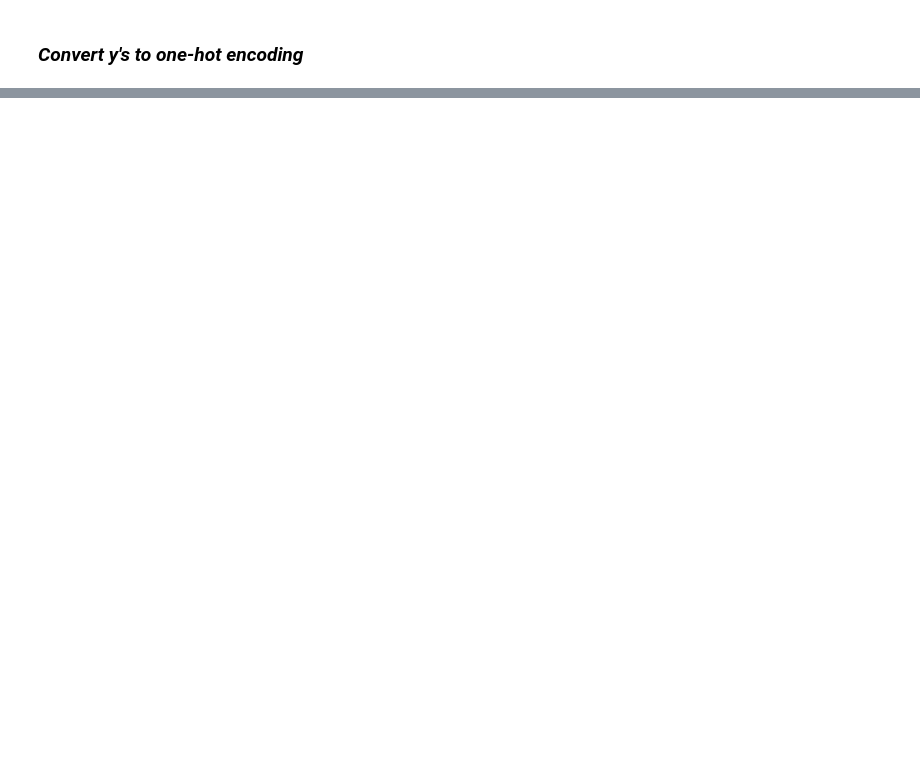
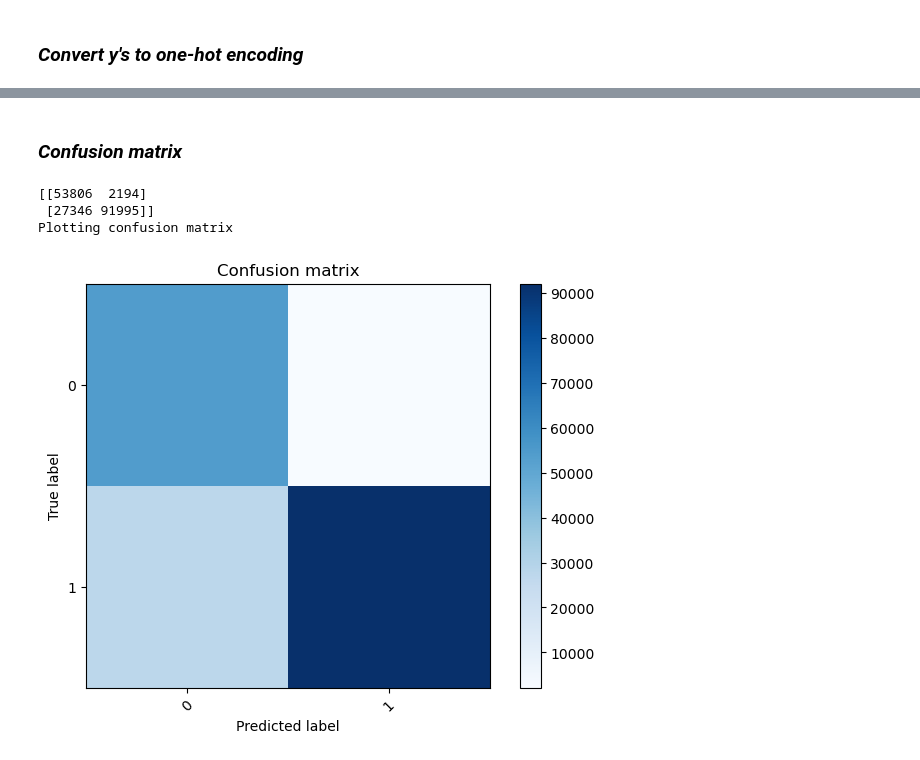
Before and after one commit to cdub-616/cyber_defense_attacks, a Jupyter notebook: models/convolutional_neural_network.ipynb, the cells around one changed output, grey strips where cells are left out. Cells and saved outputs as stored; diff of their text form; code cells hidden in the pictures; blank space fills up the shorter version.

```diff
--- a/models/convolutional_neural_network.ipynb
+++ b/models/convolutional_neural_network.ipynb
@@ -181,2 +228,5 @@ x_test = x_test.reshape((x_test_rows, 1, x_cols, 1))
 # %% [markdown]
 ### *Convert y's to one-hot encoding*
+# %%
+y_train_one_hot = tf.keras.utils.to_categorical(y_train, 2)
+y_test_one_hot = tf.keras.utils.to_categorical(y_test, 2)
@@ -182,0 +482,18 @@ x_test = x_test.reshape((x_test_rows, 1, x_cols, 1))
+# %%
+checkpointer = ModelCheckpoint(filepath="best_weights_cnn.hdf5", verbose=0, save_best_only=True) # save best model
+
+for i in range(5):
+    print(i)
+
+    model = Sequential()
+    model.add(tf.keras.layers.Conv2D(64, kernel_size=(3, 3), strides=(1, 1), activation='tanh', input_shape=(1, x_cols, 1), padding='same'))
+    model.add(tf.keras.layers.MaxPooling2D(pool_size=(1, 1)))
+    model.add(tf.keras.layers.Conv2D(128, kernel_size=(3, 3), strides=(1, 1), activation='tanh', padding='same'))
+    model.add(tf.keras.layers.MaxPooling2D(pool_size=(1, 1)))
+    model.add(tf.keras.layers.Flatten())
+    model.add(tf.keras.layers.Dense(1024, activation='tanh'))
+    model.add(Dropout(0.5))
+    model.add(tf.keras.layers.Dense(2, activation='sigmoid'))
+    model.compile(loss='binary_crossentropy', optimizer='sgd', metrics=['accuracy'])
+    monitor = EarlyStopping(monitor='val_loss', min_delta=1e-3, patience=2, verbose=2, mode='auto')
+    model.fit(x_train, y_train_one_hot, validation_data=(x_test, y_test_one_hot),callbacks=[monitor, checkpointer], verbose=2, epochs=100)
@@ -182,0 +520,2 @@ x_test = x_test.reshape((x_test_rows, 1, x_cols, 1))
+# %%
+model.load_weights('best_weights_cnn.hdf5')
@@ -182,0 +568,5 @@ x_test = x_test.reshape((x_test_rows, 1, x_cols, 1))
+# %%
+prediction = model.predict(x_test)
+threshold = 0.5
+binary_prediction = np.where(prediction >= threshold, 1, 0)
+recall = mt.recall_score(y_test_one_hot, binary_prediction, average='weighted')
@@ -182,0 +601,20 @@ x_test = x_test.reshape((x_test_rows, 1, x_cols, 1))
+# %% [markdown]
+### *Confusion matrix*
+# %%
+diagnosis = encode_text_index(training_df, 'label')
+
+y_test_labels = np.argmax(y_test_one_hot, axis=1)
+binary_prediction_labels = np.argmax(binary_prediction, axis=1)
+cm = confusion_matrix(y_test_labels, binary_prediction_labels)
+print(cm)
+
+print('Plotting confusion matrix')
+
+plt.figure()
+plot_confusion_matrix(cm, diagnosis)
+plt.show()
+# %% [output]
+[[53806  2194]
+ [27346 91995]]
+Plotting confusion matrix
+[figure, added]
```
Also changed, not shown: parts of 37 cells of this notebook, 2 other files.
